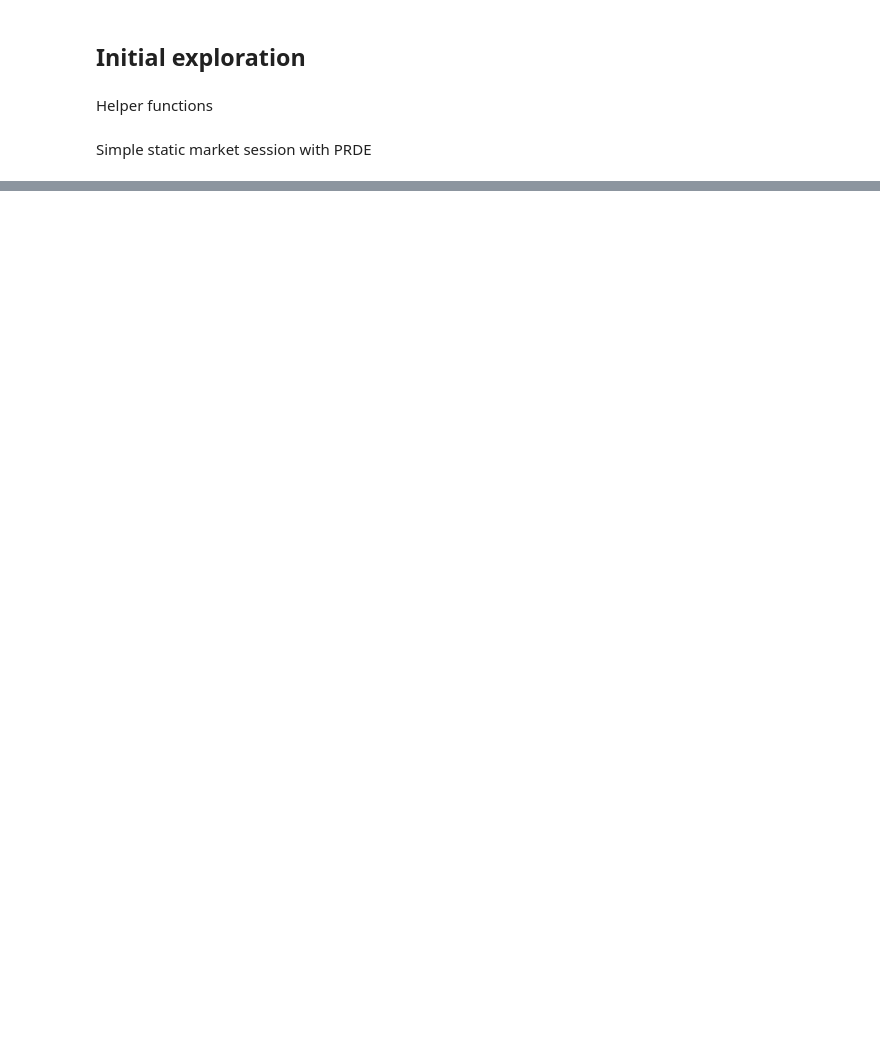
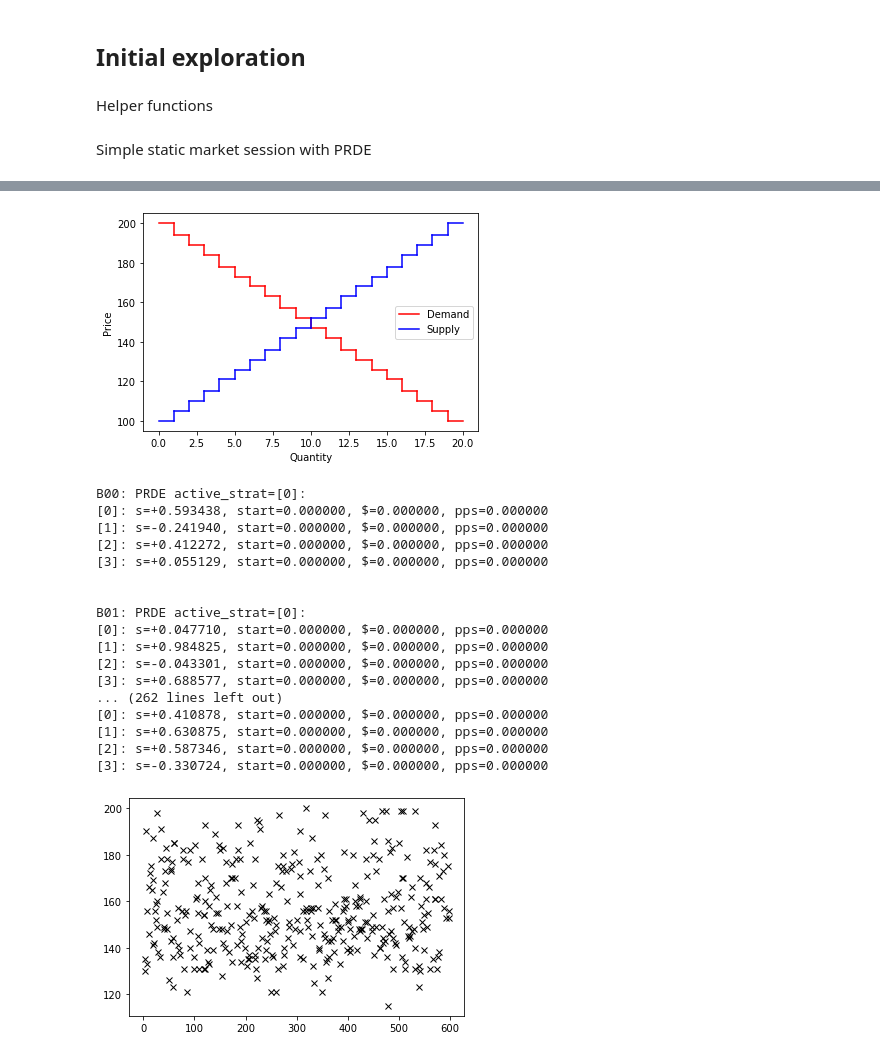
Before and after one commit to kkadzielna/ieft_cw, a Jupyter notebook: notebooks/start.ipynb, the cells around one changed output, grey strips where cells are left out. Drawn from its saved outputs; the diff is of its cells as text; code cells hidden in the pictures; blank space fills up the shorter version.

```diff
--- a/notebooks/start.ipynb
+++ b/notebooks/start.ipynb
@@ -218,0 +202,60 @@ B01: PRDE active_strat=[0]:
+# %%
+def run_session(k, F, trial_id_str, csv_str):
+    # First, configure the trader specifications
+    #I have no clue if F is actually being set
+    sellers_spec = [('PRDE', 20, {'k': k, 's_min': -1.0, 's_max': +1.0, 'diffevol["F"]':F})]
+    buyers_spec = sellers_spec
+    traders_spec = {'sellers':sellers_spec, 'buyers':buyers_spec}
+
+    # Next, confiure the supply and demand (and plot it)
+    sup_range = (100, 200)
+    dem_range = sup_range
+
+    plot_sup_dem(20, [sup_range], 20, [dem_range], 'fixed')
+
+    # Next, configure order schedules
+
+    start_time = 0
+    end_time = 60 * 3
+    supply_schedule = [{'from': start_time, 'to': end_time, 'ranges': [sup_range], 'stepmode': 'fixed'}]
+    demand_schedule = [{'from': start_time, 'to': end_time, 'ranges': [dem_range], 'stepmode': 'fixed'}]
+
+    order_interval = 10
+    order_sched = {'sup': supply_schedule, 'dem': demand_schedule,
+               'interval': order_interval, 'timemode': 'drip-jitter'}
+
+    trial_id = trial_id_str
+    tdump = open(csv_str,'w')
+    dump_all = True
+    verbose = False
+
+    # Now, run the market session
+    market_session(trial_id, start_time, end_time, traders_spec, order_sched, tdump, dump_all, verbose)
+
+    tdump.close()
+
+    # Finally, plot the trades that executed during the market session
+    plot_trades(trial_id_str)
+# %%
+run_session(4, 2.0, 'test_2', 'test_2_avg_balance.csv')
+#they do appear to be making profits etc, but for some reason the PRDE output seems to be wrong/concerning? (start time=0, profit=0, profit per second=0)
+# %% [output]
+[figure, added]
+B00: PRDE active_strat=[0]:
+[0]: s=+0.593438, start=0.000000, $=0.000000, pps=0.000000
+[1]: s=-0.241940, start=0.000000, $=0.000000, pps=0.000000
+[2]: s=+0.412272, start=0.000000, $=0.000000, pps=0.000000
+[3]: s=+0.055129, start=0.000000, $=0.000000, pps=0.000000
+
+
+B01: PRDE active_strat=[0]:
+[0]: s=+0.047710, start=0.000000, $=0.000000, pps=0.000000
+[1]: s=+0.984825, start=0.000000, $=0.000000, pps=0.000000
+[2]: s=-0.043301, start=0.000000, $=0.000000, pps=0.000000
+[3]: s=+0.688577, start=0.000000, $=0.000000, pps=0.000000
+... (262 lines left out)
+[0]: s=+0.410878, start=0.000000, $=0.000000, pps=0.000000
+[1]: s=+0.630875, start=0.000000, $=0.000000, pps=0.000000
+[2]: s=+0.587346, start=0.000000, $=0.000000, pps=0.000000
+[3]: s=-0.330724, start=0.000000, $=0.000000, pps=0.000000
+[figure, added]
```
Also changed, not shown: parts of 5 cells of this notebook, 21 other files.
